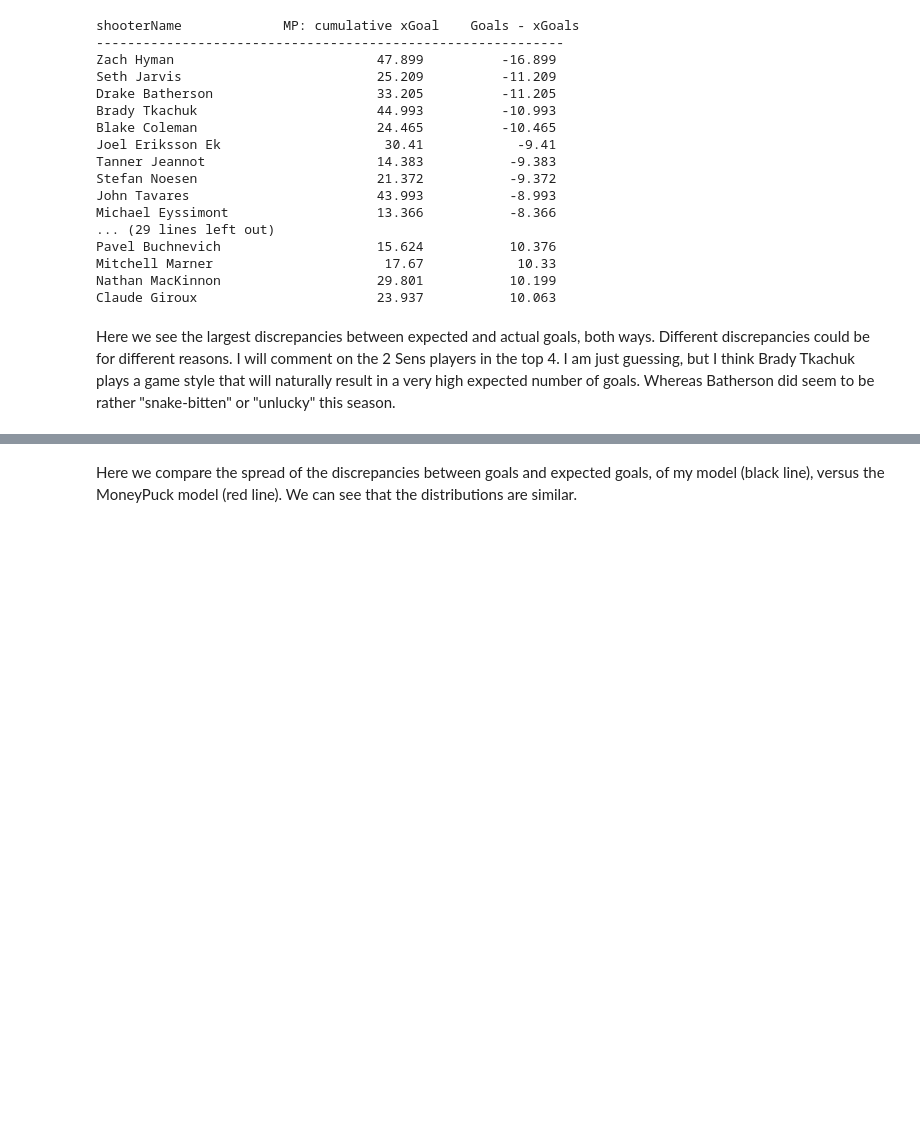
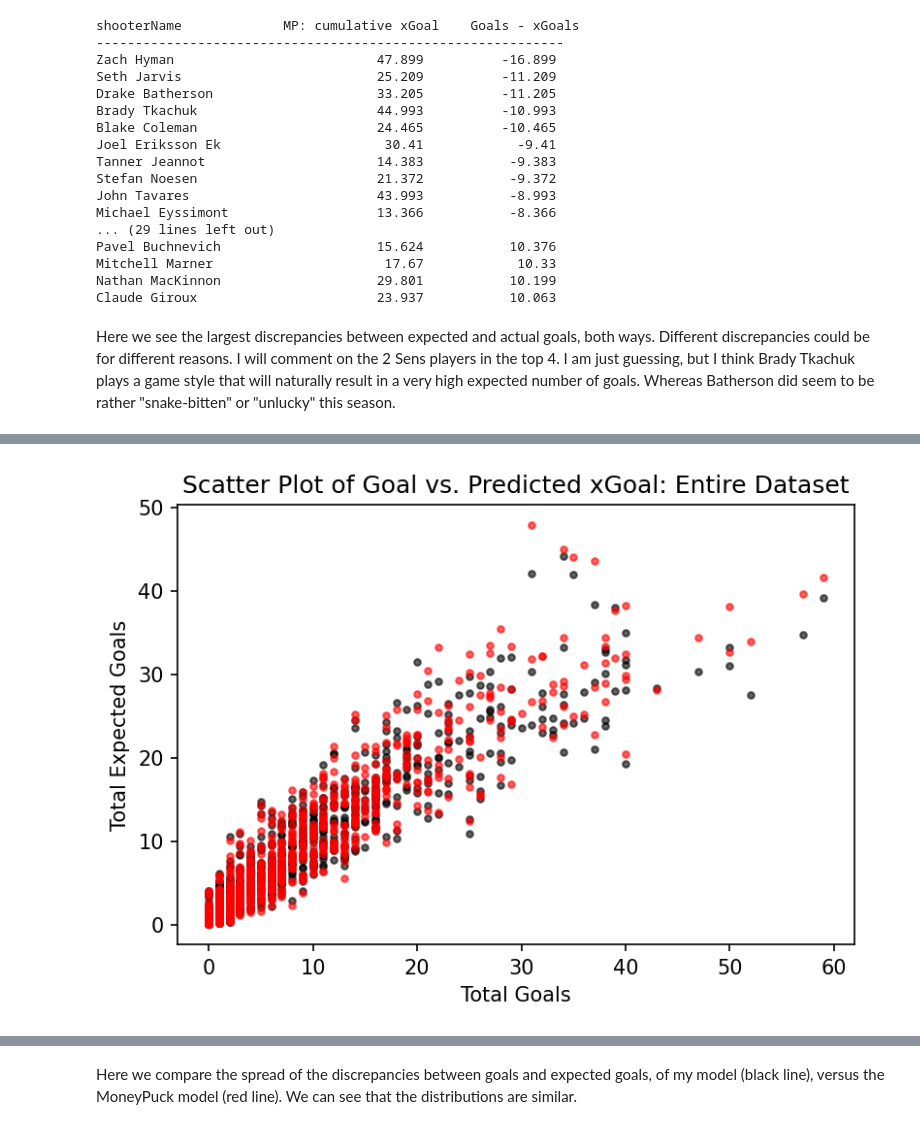
Before and after one commit to akshay-ghosh/hockey_expected_goals_ML_model, a Jupyter notebook: hockey_xgoal_model_notebook_akshayghosh.ipynb, the cells around one changed output, grey strips where cells are left out. Drawn from its saved outputs; the diff is of its cells as text; code cells hidden in the pictures; blank space fills up the shorter version.

```diff
--- a/hockey_xgoal_model_notebook_akshayghosh.ipynb
+++ b/hockey_xgoal_model_notebook_akshayghosh.ipynb
@@ -230,3 +254,22 @@ Now for the results of my model using just shot distance and (the absolute value
+# %%
+plt.figure(figsize=(6, 4),dpi = 150)
+# plt.scatter(top_bottom_df['goal'], top_bottom_df['pred_xgoal'], label=top_bottom_df['last_name'])
+
+for index, row in sorted_grouped_pred.iterrows():
+    plt.scatter(row['goal'],row['pred_xgoal'],s = 10, c = 'k', label = 'AG',alpha = 0.6)
+#     plt.annotate(index.split()[0][0] + ' ' + index.split()[1], (row['goal'], row['pred_xgoal']), textcoords="offset points", xytext=(0,10), ha='center')
+
+for index, row in sorted_grouped.iterrows():
+    plt.scatter(row['goal'],row['xGoal'],s = 10, c = 'r', label = 'MP',alpha = 0.6)
+
+# add labels and title
+plt.xlabel('Total Goals')
+plt.ylabel('Total Expected Goals')
+plt.title('Scatter Plot of Goal vs. Predicted xGoal: Entire Dataset')
+# plt.legend()
+plt.show()
+# %% [output]
+[figure, added]
 # %%
 plt.figure(dpi = 150)
 plt.title('Comparing models')
```
Also changed, not shown: parts of 10 cells of this notebook.
